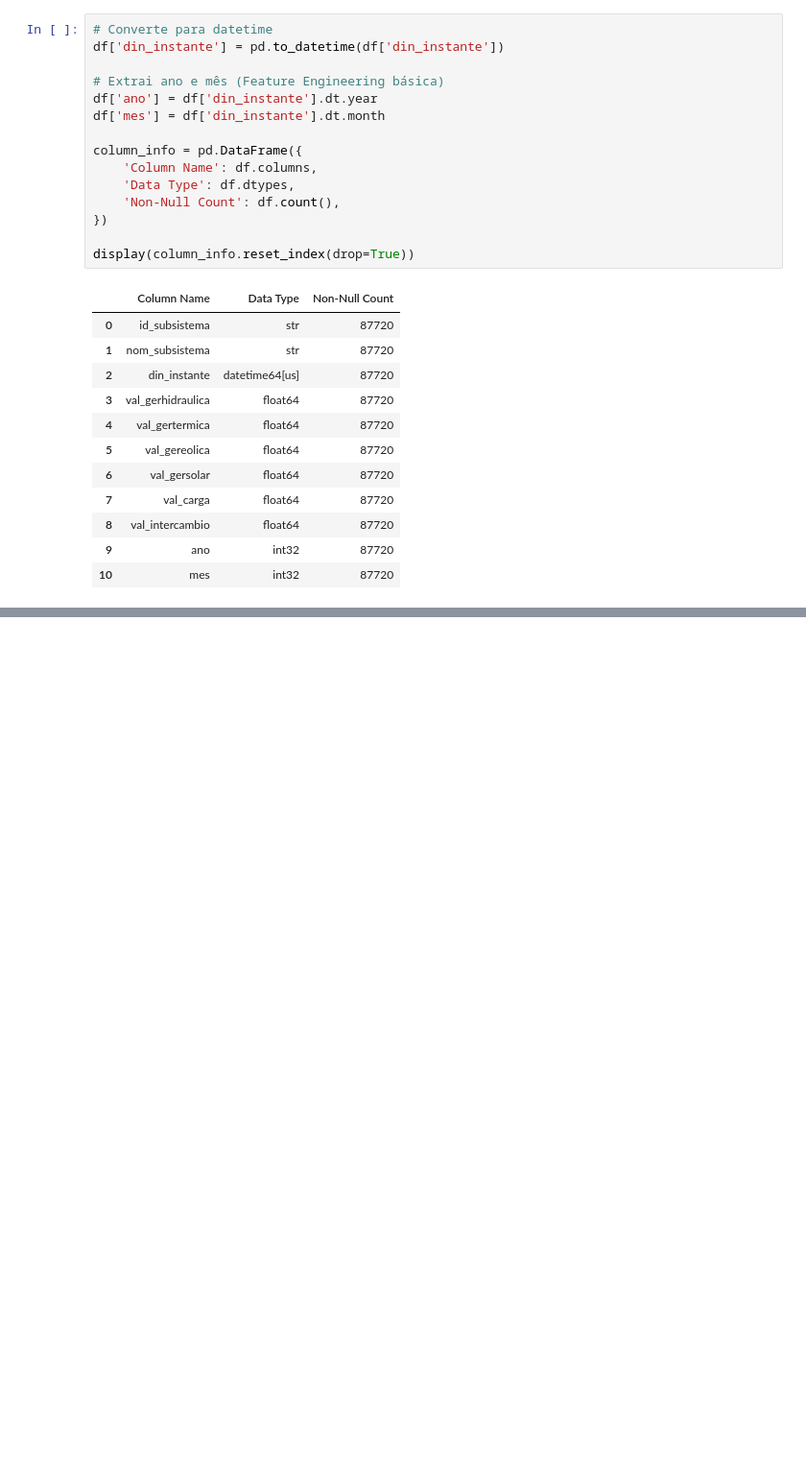
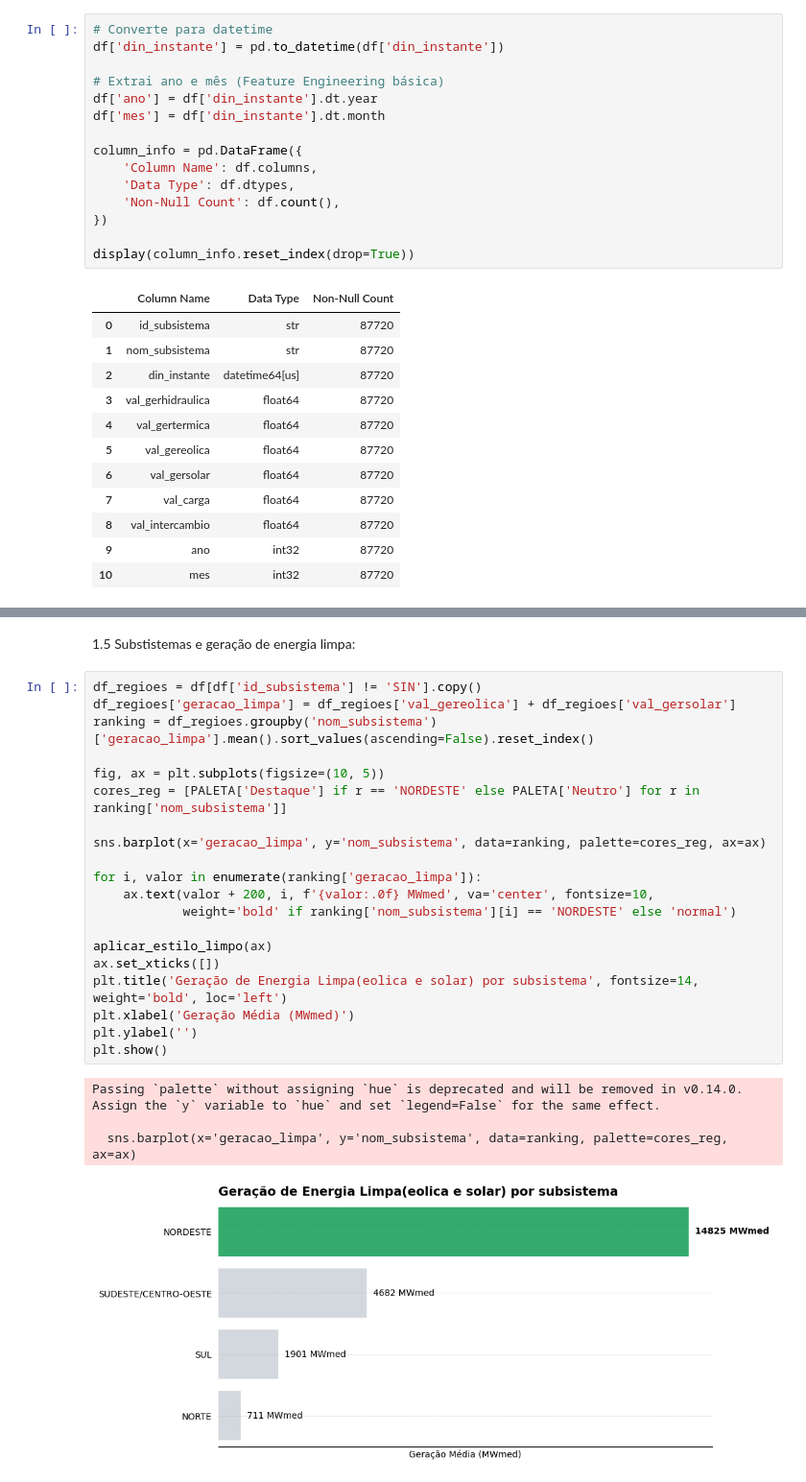
Before and after one commit to Vitoria-Emanuele/visualizacao_de_dados, a Jupyter notebook: ECVD.ipynb, the cells around one changed output, grey strips where cells are left out. Shown at 96% size. Drawn from its saved outputs; the diff is of its cells as text; blank space fills up the shorter version.

```diff
--- a/ECVD.ipynb
+++ b/ECVD.ipynb
@@ -181,0 +187,27 @@ plt.show()
+# %% [markdown]
+1.5 Substistemas e geração de energia limpa:
+# %%
+df_regioes = df[df['id_subsistema'] != 'SIN'].copy()
+df_regioes['geracao_limpa'] = df_regioes['val_gereolica'] + df_regioes['val_gersolar']
+ranking = df_regioes.groupby('nom_subsistema')['geracao_limpa'].mean().sort_values(ascending=False).reset_index()
+
+fig, ax = plt.subplots(figsize=(10, 5))
+cores_reg = [PALETA['Destaque'] if r == 'NORDESTE' else PALETA['Neutro'] for r in ranking['nom_subsistema']]
+
+sns.barplot(x='geracao_limpa', y='nom_subsistema', data=ranking, palette=cores_reg, ax=ax)
+
+for i, valor in enumerate(ranking['geracao_limpa']):
+    ax.text(valor + 200, i, f'{valor:.0f} MWmed', va='center', fontsize=10,
+            weight='bold' if ranking['nom_subsistema'][i] == 'NORDESTE' else 'normal')
+
+aplicar_estilo_limpo(ax)
+ax.set_xticks([])
+plt.title('Geração de Energia Limpa(eolica e solar) por subsistema', fontsize=14, weight='bold', loc='left')
+plt.xlabel('Geração Média (MWmed)')
+plt.ylabel('')
+plt.show()
+# %% [output]
+Passing `palette` without assigning `hue` is deprecated and will be removed in v0.14.0. Assign the `y` variable to `hue` and set `legend=False` for the same effect.
+
+  sns.barplot(x='geracao_limpa', y='nom_subsistema', data=ranking, palette=cores_reg, ax=ax)
+[figure, added]
```
Also changed, not shown: parts of 15 cells of this notebook.
